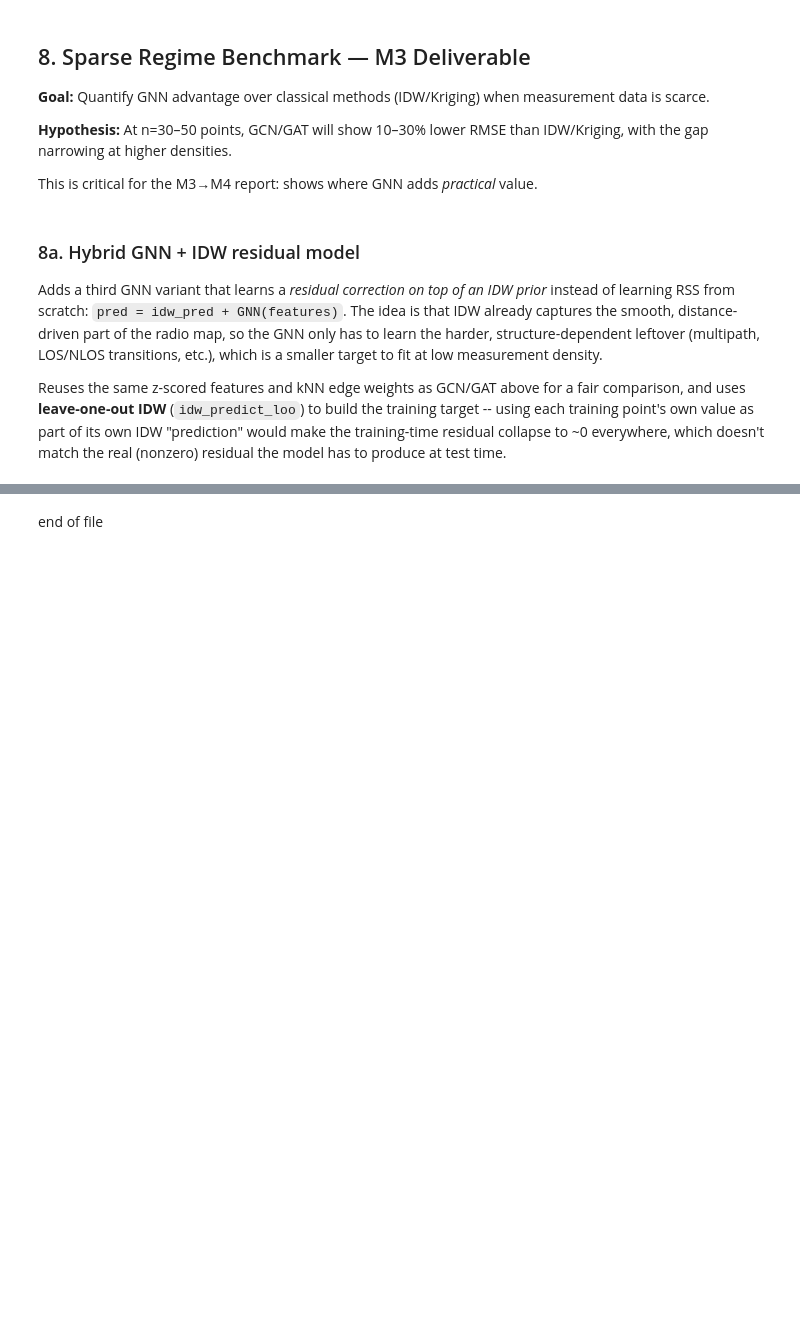
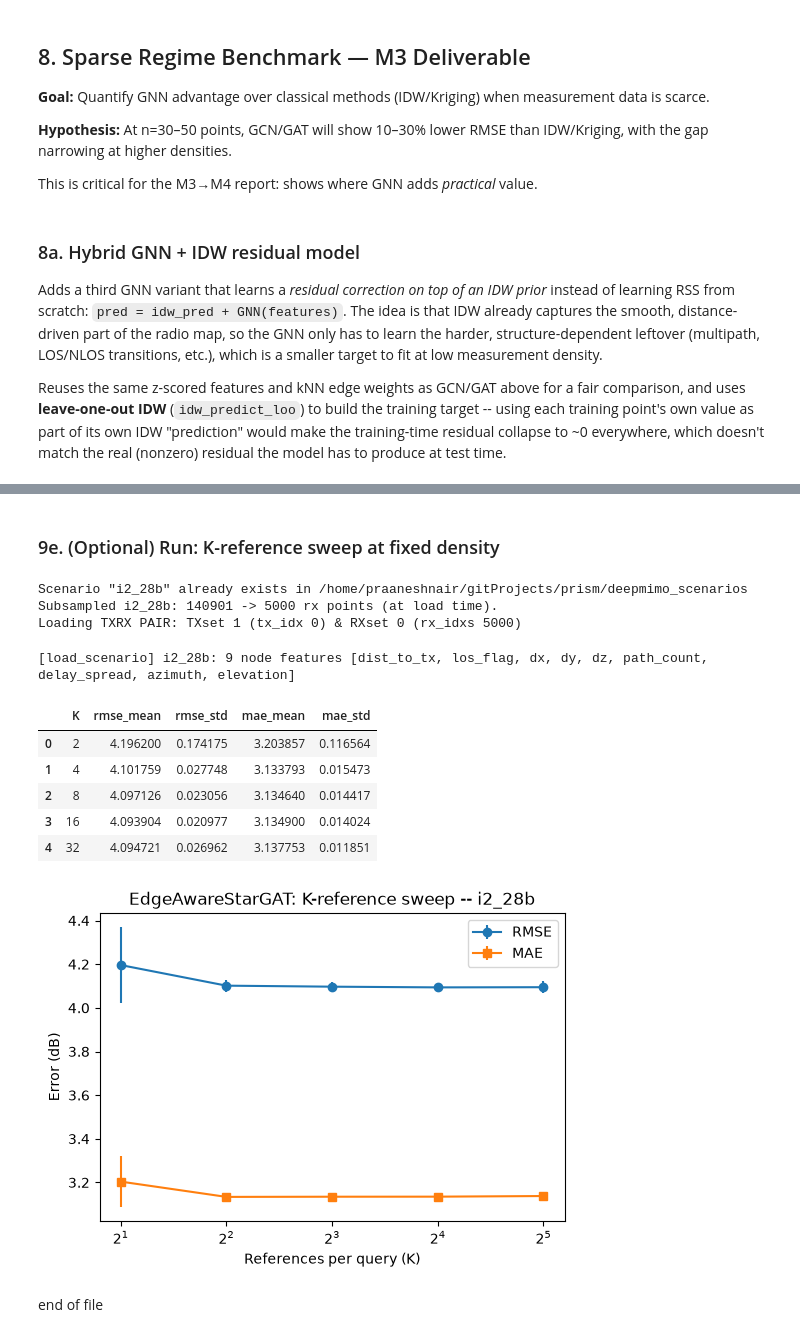
Before and after one commit to CompileArtisan/prism, a Jupyter notebook: radiomap_6g_sweep.ipynb, the cells around one changed output, grey strips where cells are left out. Cells and saved outputs as stored; diff of their text form; code cells hidden in the pictures; blank space fills up the shorter version.

```diff
--- a/radiomap_6g_sweep.ipynb
+++ b/radiomap_6g_sweep.ipynb
@@ -1600,2 +1929,33 @@ Sparse Regime: i1_2p5
+# %% [markdown]
+### 9e. (Optional) Run: K-reference sweep at fixed density
+# %%
+k_df = k_reference_sweep(SCENARIO_NAME, n_labeled=50, K_values=(2, 4, 8, 16, 32), n_seeds=3)
+k_summary = (k_df.groupby("K")
+              .agg(rmse_mean=("rmse", "mean"), rmse_std=("rmse", "std"),
+                   mae_mean=("mae", "mean"), mae_std=("mae", "std"))
+              .reset_index())
+display(k_summary)
+
+fig, ax = plt.subplots(figsize=(6, 4))
+ax.errorbar(k_summary["K"], k_summary["rmse_mean"], yerr=k_summary["rmse_std"], marker="o", label="RMSE")
+ax.errorbar(k_summary["K"], k_summary["mae_mean"], yerr=k_summary["mae_std"], marker="s", label="MAE")
+ax.set_xscale("log", base=2)
+ax.set_xlabel("References per query (K)")
+ax.set_ylabel("Error (dB)")
+ax.set_title(f"EdgeAwareStarGAT: K-reference sweep -- {SCENARIO_NAME}")
+ax.legend()
+plt.show()
+# %% [output]
+Scenario "i2_28b" already exists in /home/praaneshnair/gitProjects/prism/deepmimo_scenarios
+Subsampled i2_28b: 140901 -> 5000 rx points (at load time).
+Loading TXRX PAIR: TXset 1 (tx_idx 0) & RXset 0 (rx_idxs 5000)
+[load_scenario] i2_28b: 9 node features [dist_to_tx, los_flag, dx, dy, dz, path_count, delay_spread, azimuth, elevation]
+|  | K | rmse_mean | rmse_std | mae_mean | mae_std |
+| 0 | 2 | 4.196200 | 0.174175 | 3.203857 | 0.116564 |
+| 1 | 4 | 4.101759 | 0.027748 | 3.133793 | 0.015473 |
+| 2 | 8 | 4.097126 | 0.023056 | 3.134640 | 0.014417 |
+| 3 | 16 | 4.093904 | 0.020977 | 3.134900 | 0.014024 |
+| 4 | 32 | 4.094721 | 0.026962 | 3.137753 | 0.011851 |
+[figure, added]
 # %% [markdown]
 end of file
```
Also changed, not shown: parts of 18 cells of this notebook.
